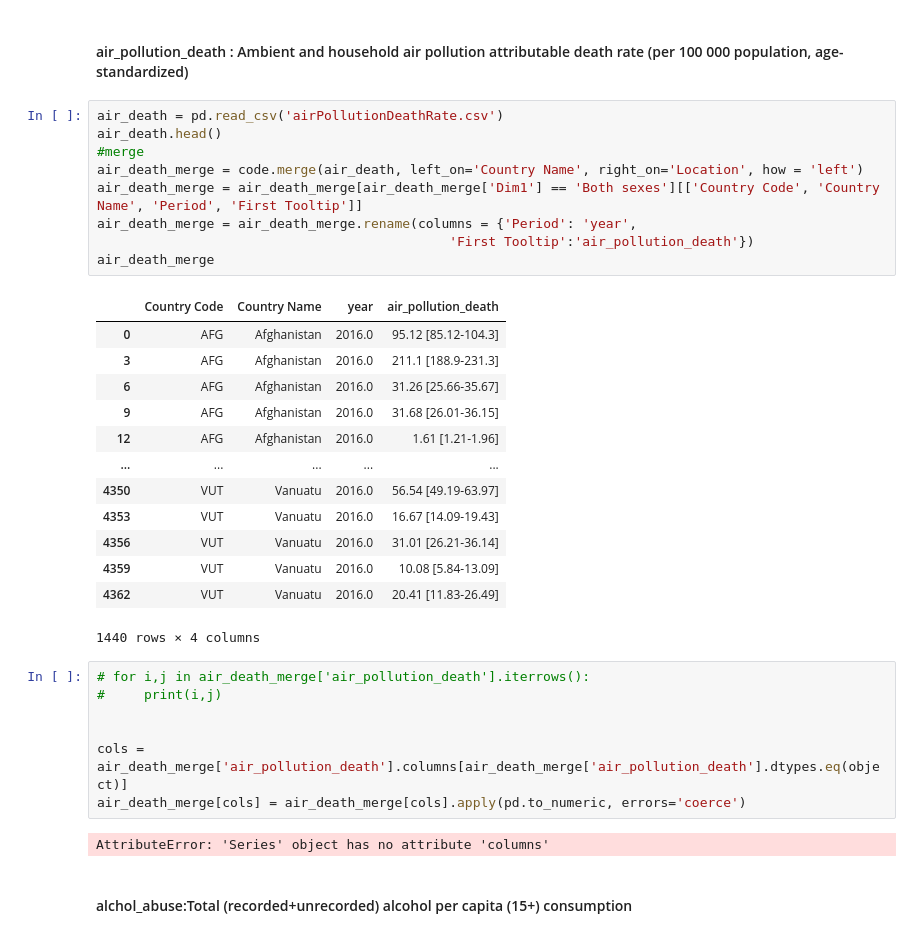
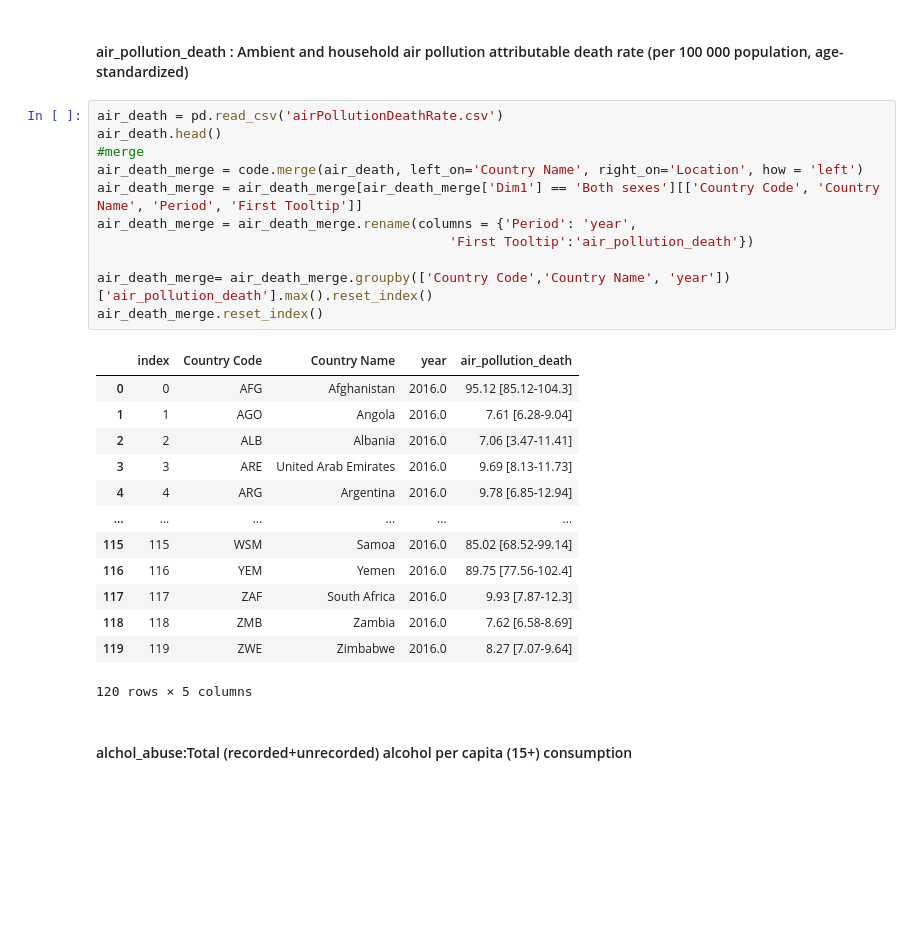
Before and after one commit to hej6853/Rowdy_Rooster_Project3, a Jupyter notebook: Cleaned/X variables/X_Cleansing.ipynb, the cells around one changed output. Cells and saved outputs as stored; diff of their text form; blank space fills up the shorter version.

```diff
--- a/Cleaned/X variables/X_Cleansing.ipynb
+++ b/Cleaned/X variables/X_Cleansing.ipynb
@@ -47,35 +114,28 @@ cancer_merge
 # %%
 air_death = pd.read_csv('airPollutionDeathRate.csv')
 air_death.head()
 #merge
 air_death_merge = code.merge(air_death, left_on='Country Name', right_on='Location', how = 'left')
 air_death_merge = air_death_merge[air_death_merge['Dim1'] == 'Both sexes'][['Country Code', 'Country Name', 'Period', 'First Tooltip']]
 air_death_merge = air_death_merge.rename(columns = {'Period': 'year',
                                              'First Tooltip':'air_pollution_death'})
-air_death_merge
+
+air_death_merge= air_death_merge.groupby(['Country Code','Country Name', 'year'])['air_pollution_death'].max().reset_index()
+air_death_merge.reset_index()
 # %% [output]
-|  | Country Code | Country Name | year | air_pollution_death |
-| 0 | AFG | Afghanistan | 2016.0 | 95.12 [85.12-104.3] |
-| 3 | AFG | Afghanistan | 2016.0 | 211.1 [188.9-231.3] |
-| 6 | AFG | Afghanistan | 2016.0 | 31.26 [25.66-35.67] |
-| 9 | AFG | Afghanistan | 2016.0 | 31.68 [26.01-36.15] |
-| 12 | AFG | Afghanistan | 2016.0 | 1.61 [1.21-1.96] |
-| ... | ... | ... | ... | ... |
-| 4350 | VUT | Vanuatu | 2016.0 | 56.54 [49.19-63.97] |
-| 4353 | VUT | Vanuatu | 2016.0 | 16.67 [14.09-19.43] |
-| 4356 | VUT | Vanuatu | 2016.0 | 31.01 [26.21-36.14] |
-| 4359 | VUT | Vanuatu | 2016.0 | 10.08 [5.84-13.09] |
-| 4362 | VUT | Vanuatu | 2016.0 | 20.41 [11.83-26.49] |
+|  | index | Country Code | Country Name | year | air_pollution_death |
+| 0 | 0 | AFG | Afghanistan | 2016.0 | 95.12 [85.12-104.3] |
+| 1 | 1 | AGO | Angola | 2016.0 | 7.61 [6.28-9.04] |
+| 2 | 2 | ALB | Albania | 2016.0 | 7.06 [3.47-11.41] |
+| 3 | 3 | ARE | United Arab Emirates | 2016.0 | 9.69 [8.13-11.73] |
+| 4 | 4 | ARG | Argentina | 2016.0 | 9.78 [6.85-12.94] |
+| ... | ... | ... | ... | ... | ... |
+| 115 | 115 | WSM | Samoa | 2016.0 | 85.02 [68.52-99.14] |
+| 116 | 116 | YEM | Yemen | 2016.0 | 89.75 [77.56-102.4] |
+| 117 | 117 | ZAF | South Africa | 2016.0 | 9.93 [7.87-12.3] |
+| 118 | 118 | ZMB | Zambia | 2016.0 | 7.62 [6.58-8.69] |
+| 119 | 119 | ZWE | Zimbabwe | 2016.0 | 8.27 [7.07-9.64] |
-1440 rows × 4 columns
+120 rows × 5 columns
-# %%
-# for i,j in air_death_merge['air_pollution_death'].iterrows():
-#     print(i,j)
-
-
-cols = air_death_merge['air_pollution_death'].columns[air_death_merge['air_pollution_death'].dtypes.eq(object)]
-air_death_merge[cols] = air_death_merge[cols].apply(pd.to_numeric, errors='coerce')
-# %% [output]
-AttributeError: 'Series' object has no attribute 'columns'
 # %% [markdown]
 #### alchol_abuse:Total (recorded+unrecorded) alcohol per capita (15+) consumption
 # %%
```
Also changed, not shown: parts of 13 cells of this notebook, 9 other files.
